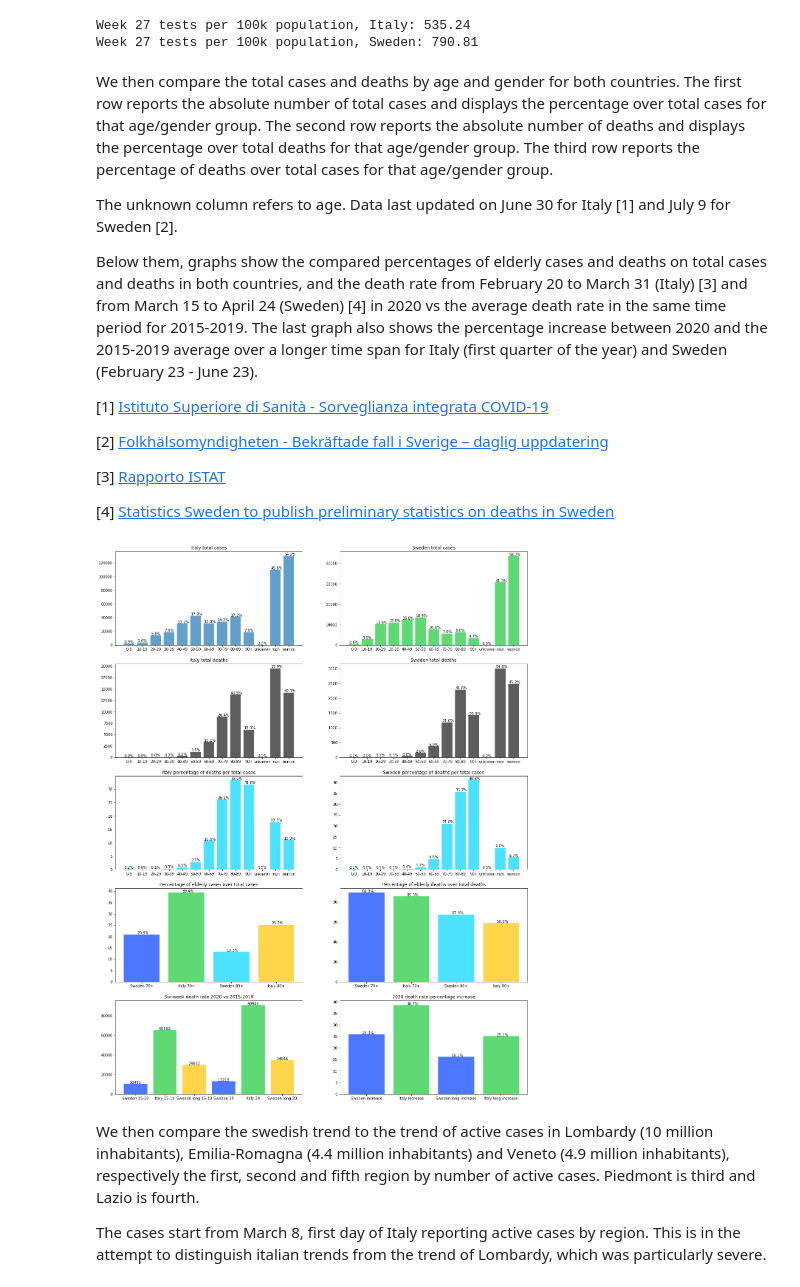
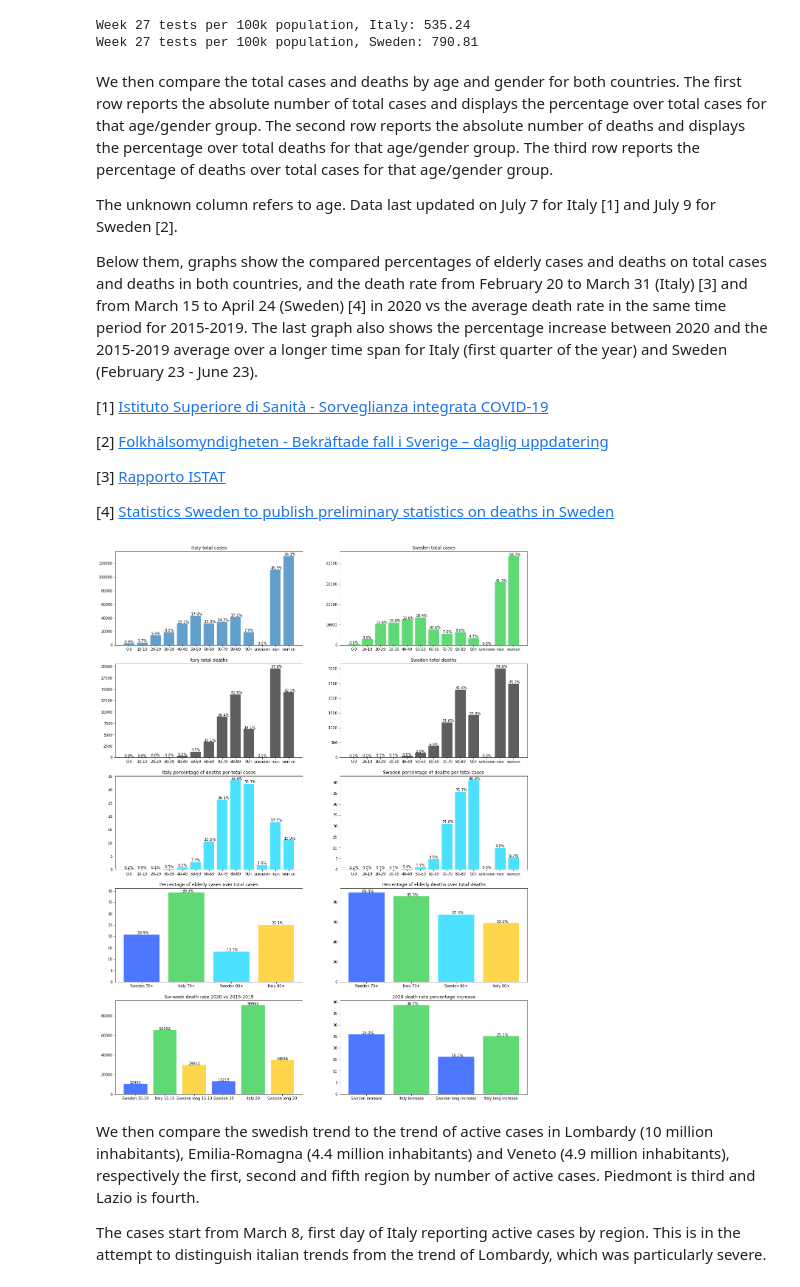
Before and after one commit to eera-l/Covid19-Sweden-Overview, a Jupyter notebook: c19-it-swe.ipynb, the cells around one changed output. Drawn from its saved outputs; the diff is of its cells as text; code cells hidden in the pictures.

Commit message:
added data for july 12

```diff
--- a/c19-it-swe.ipynb
+++ b/c19-it-swe.ipynb
@@ -243,7 +243,7 @@ italy_total = [2036, 2502, 3089, 3858, 4636, 5883, 7375, 9172, 10149, 12462, 151
                225435, 225886, 226699, 227364, 228006, 228658, 229327, 229858, 230158, 230555, 231139, 231732, 232248, 232664, 233019, 233197, 233515, 233836,
                234013, 234531, 234801, 234998, 235278, 235561, 235763, 236142, 236305, 236651, 236989, 237290, 237500, 237828, 238159, 238011, 238275, 238499,
                238720, 238833, 239410, 239706, 239961, 240136, 240310, 240436, 240578, 240760, 240961, 241184, 241419, 241611, 241819, 241956, 242149, 242363,
-               242639, 242827]
+               242639, 242827, 243061]
 
 sweden_total = [19, 32, 62, 87, 146, 179, 225, 326, 424, 620, 772, 924, 995, 1064, 1147, 1266, 1411, 1554, 1734, 1868, 1985, 2167, 2397, 2711, 2997,
                 3363, 3663, 3944, 4359, 4834, 5319, 5874, 6477, 6834, 7175, 7565, 8303, 8958, 9602, 10057, 10451, 10914, 11351, 11831, 12435, 13058,
@@ -251,7 +251,7 @@ sweden_total = [19, 32, 62, 87, 146, 179, 225, 326, 424, 620, 772, 924, 995, 106
                 24713, 25396, 26019, 26385, 26794, 27368, 28008, 28693, 29352, 29755, 30198, 30467, 30925, 31681, 32256, 32953, 33296, 33537, 34025, 34604,
                 35295, 35906, 36592, 37294, 37736, 38072, 38774, 40945, 42064, 43144, 43946, 44845, 45301, 46124, 46900, 48488, 49900, 51021, 51667, 52383,
                 53323, 54787, 56360, 56360, 56661, 56661, 59318, 61007, 62397, 64112, 65227, 65484, 65484, 67742, 68551, 69917, 70738, 71591, 71591, 71725,
-                73252, 73495, 74072, 74467, 75009, 75009]
+                73252, 73495, 74072, 74467, 75009, 75009, 75009]
 
 italy_active = [1835, 2263, 2706, 3296, 3916, 5061, 6387, 7985, 8514, 10590, 12839, 14955, 17750, 20603, 23073, 26062, 28710, 33190, 37860, 42681, 46638,
                 50418, 54030, 57521, 62013, 66414, 70065, 73880, 75528, 77635, 80572, 83049, 85388, 88274, 91246, 93187, 94067, 95262, 96877, 98273, 100269,
@@ -259,7 +259,7 @@ italy_active = [1835, 2263, 2706, 3296, 3916, 5061, 6387, 7985, 8514, 10590, 128
                 104657, 101551, 100943, 100704, 100179, 99980, 98467, 91528, 89624, 87961, 84842, 83324, 82488, 81266, 78457, 76440, 72070, 70187, 68351,
                 66553, 65129, 62752, 60960, 59322, 57752, 56594, 55300, 52942, 50966, 47986, 46175, 43691, 42075, 41367, 39893, 39297, 38429, 36976, 35877,
                 35262, 34730, 32872, 31710, 30637, 28997, 27485, 26274, 25909, 24569, 23925, 23101, 21543, 21212, 20972, 20637, 19573, 18655, 18303, 17638,
-                16836, 16681, 16469, 15563, 15255, 15060, 14884, 14621, 14642, 14709, 14242, 13595, 13459, 13428, 13303]
+                16836, 16681, 16469, 15563, 15255, 15060, 14884, 14621, 14642, 14709, 14242, 13595, 13459, 13428, 13303, 13179]
 
 sweden_active = [15, 29, 51, 93, 136, 160, 202, 259, 354, 498, 685, 812, 958, 1036, 1113, 1187, 1276, 1412, 1607, 1734, 1897, 2003, 2243, 2448, 2747,
                  2948, 3326, 3574, 3928, 4291, 4735, 5157, 5566, 5961, 6350, 6634, 7026, 7653, 8233, 8498, 9016, 9352, 9717, 10087, 10427, 10794, 11337,
@@ -267,7 +267,7 @@ sweden_active = [15, 29, 51, 93, 136, 160, 202, 259, 354, 498, 685, 812, 958, 10
                  17234, 17819, 18175, 18544, 19054, 19561, 20172, 20712, 21095, 21533, 21784, 22171, 22853, 23390, 24026, 24296, 24534, 24988, 25487, 26081,
                  26644, 27260, 27915, 28350, 28668, 29302, 31396, 32495, 33499, 34297, 35185, 35608, 36396, 37105, 38668, 40042, 41158, 41804, 42503, 43400,
                  44753, 46311, 46311, 46611, 46611, 49196, 50854, 52204, 53892, 54961, 55209, 55209, 57439, 58229, 59551, 60331, 61174, 61174, 61307, 62820,
-                 63052, 63586, 63964, 64484, 64484]
+                 63052, 63586, 63964, 64484, 64484, 64484]
 
 
 italy_d = [52, 79, 107, 148, 197, 233, 366, 463, 631, 827, 1016, 1266, 1441, 1809, 2158, 2503, 2978, 3405, 4032, 4825, 5475, 6077, 6820, 7503, 8165, 9134,
@@ -276,13 +276,13 @@ italy_d = [52, 79, 107, 148, 197, 233, 366, 463, 631, 827, 1016, 1266, 1441, 180
            29958, 30201, 30395, 30560, 30739, 30911, 31106, 31368, 31610, 31763, 31908, 32007, 32169, 32330, 32486, 32616, 32735, 32785, 32877, 32955, 33072,
            33142, 33229, 33340, 33415, 33475, 33530, 33601, 33689, 33774, 33846, 33899, 33964, 34043, 34114, 34167, 34223, 34301, 34345, 34371, 34405, 34448,
            34514, 34561, 34610, 34634, 34657, 34675, 34644, 34678, 34708, 34716, 34738, 34744, 34767, 34788, 34818, 34833, 34854, 34861, 34869, 34899, 34914,
-           34926, 34938, 34945]
+           34926, 34938, 34945, 34954]
 
 sweden_d = [0, 0, 0, 0, 0, 0, 0, 0, 0, 1, 1, 1, 2, 3, 7, 8, 10, 11, 16, 20, 23, 33, 40, 63, 78, 105, 112, 123, 167, 199, 259, 307, 358, 391, 428, 506,
             618, 696, 812, 881, 901, 915, 946, 1084, 1223, 1360, 1442, 1546, 1578, 1633, 1795, 1939, 2028, 2159, 2202, 2206, 2289, 2380, 2473, 2604, 2667,
             2686, 2698, 2787, 2877, 2959, 3056, 3191, 3229, 3239, 3279, 3343, 3476, 3550, 3669, 3689, 3694, 3712, 3783, 3857, 3895, 3956, 4029, 4032, 4066,
             4146, 4243, 4291, 4361, 4408, 4415, 4433, 4501, 4578, 4598, 4674, 4678, 4689, 4722, 4757, 4824, 4849, 4887, 4892, 4892, 4909, 4952, 5063, 5078,
-            5078, 5079, 5079, 5151, 5182, 5222, 5249, 5295, 5304, 5304, 5332, 5351, 5395, 5436, 5446, 5446, 5447, 5461, 5472, 5515, 5532, 5554, 5554]
+            5078, 5079, 5079, 5151, 5182, 5222, 5249, 5295, 5304, 5304, 5332, 5351, 5395, 5436, 5446, 5446, 5447, 5461, 5472, 5515, 5532, 5554, 5554, 5554]
 
 start = dt.date(2020, 3, 2)
 end = start + dt.timedelta(days=len(italy_active))
@@ -706,7 +706,7 @@ We then compare the total cases and deaths by age and gender for both countries.
 The second row reports the absolute number of deaths and displays the percentage over total deaths for that age/gender group.
 The third row reports the percentage of deaths over total cases for that age/gender group.
 
-The unknown column refers to age. Data last updated on June 30 for Italy [1] and July 9 for Sweden [2].
+The unknown column refers to age. Data last updated on July 7 for Italy [1] and July 9 for Sweden [2].
 
 Below them, graphs show the compared percentages of elderly cases and deaths on total cases and deaths in both countries, and the death rate from February 20 to March 31 (Italy) [3] and from March 15 to April 24 (Sweden) [4] in 2020 vs the average death rate in the same time period for 2015-2019. The last graph also shows the percentage increase between 2020 and the 2015-2019 average over a longer time span for Italy (first quarter of the year) and Sweden (February 23 - June 23).
 
@@ -721,13 +721,13 @@ Below them, graphs show the compared percentages of elderly cases and deaths on
 import numpy as np
 import matplotlib.pyplot as plt
 
-it_tot_age = {'0-9': 2189, '10-19': 3903, '20-29': 14005, '30-39': 19098,
-              '40-49': 31429, '50-59': 43041, '60-69': 32057, '70-79': 34129,
-              '80-89': 41486, '90+': 19080, 'unknown': 38, 'total': 240455}
+it_tot_age = {'0-9': 2246, '10-19': 4000, '20-29': 14215, '30-39': 19308,
+              '40-49': 31665, '50-59': 43230, '60-69': 32180, '70-79': 34240,
+              '80-89': 41596, '90+': 19108, 'unknown': 61, 'total': 241849}
 
 it_d_age = {'0-9': 4, '10-19': 0, '20-29': 16, '30-39': 66,
-            '40-49': 296, '50-59': 1174, '60-69': 3411, '70-79': 8909,
-            '80-89': 13792, '90+': 6068, 'unknown': 0, 'total': 33736}
+            '40-49': 298, '50-59': 1176, '60-69': 3423, '70-79': 8951,
+            '80-89': 13880, '90+': 6136, 'unknown': 1, 'total': 33951}
 
 swe_tot_age = {'0-9': 443, '10-19': 2907, '20-29': 10231, '30-39': 11125,
               '40-49': 12507, '50-59': 13665, '60-69': 7893, '70-79': 5655,
@@ -737,9 +737,9 @@ swe_d_age = {'0-9': 1, '10-19': 0, '20-29': 8, '30-39': 16,
              '40-49': 44, '50-59': 156, '60-69': 379, '70-79': 1188,
              '80-89': 2288, '90+': 1420, 'unknown': 0, 'total': 5500}
 
-it_tot_gender = {'men': 110171, 'women': 130264, 'total': 240455}
+it_tot_gender = {'men': 110914, 'women': 130914, 'total': 241849}
 
-it_d_gender = {'men': 19544, 'women': 14192, 'total': 33736}
+it_d_gender = {'men': 19631, 'women': 14320, 'total': 33951}
 
 swe_tot_gender = {'men': 30712, 'women': 43620, 'total': 74333}
 
@@ -917,34 +917,34 @@ for i, v in enumerate(swe_dp_age_percent):
 ax6.set_title('Sweden percentage of deaths per total cases')
 
 ax7 = fig.add_subplot(527)
 ax7.bar(tot_old_percents.keys(), tot_old_percents.values(), color=list('bgcy'), alpha=0.7)
 for i, v in enumerate(tot_old_percents.values()):
     ax7.text(i - 0.1, v + 0.2, '{:.1f}%'.format(v),  color='black')
 ax7.set_title('Percentage of elderly cases over total cases')
 
 ax8 = fig.add_subplot(528)
 ax8.bar(old_percents.keys(), old_percents.values(), color=list('bgcy'), alpha=0.7)
 for i, v in enumerate(old_percents.values()):
     ax8.text(i - 0.1, v + 0.2, '{:.1f}%'.format(v),  color='black')
 ax8.set_title('Percentage of elderly deaths over total deaths')
 
 ax9 = fig.add_subplot(529)
 ax9.bar(yearly.keys(), yearly.values(), color=list('bgy'), alpha=0.7)
 for i, v in enumerate(yearly.values()):
     ax9.text(i - 0.2, v, '{0}'.format(v),  color='black')
 ax9.set_title('Six-week death rate 2020 vs 2015-2019')
 
 ax10 = fig.add_subplot(5, 2, 10)
 ax10.bar(yearly_increase.keys(), yearly_increase.values(), color=list('bg'), alpha=0.7)
 for i, v in enumerate(yearly_increase.values()):
     ax10.text(i - 0.1, v, '{:.1f}%'.format(v),  color='black')
 ax10.set_title('2020 death rate percentage increase')
 
 fig.set_figheight(27)
 fig.set_figwidth(20)
 plt.show()
 # %% [output]
-[figure, old version]
+[figure, new version]
 # %% [markdown]
 We then compare the swedish trend to the trend of active cases in Lombardy (10 million inhabitants), Emilia-Romagna (4.4 million inhabitants) and Veneto (4.9 million inhabitants), respectively the first, second and fifth region by number of active cases. Piedmont is third and Lazio is fourth.
 
```
Also changed, not shown: parts of 7 cells of this notebook, 1 other file.
